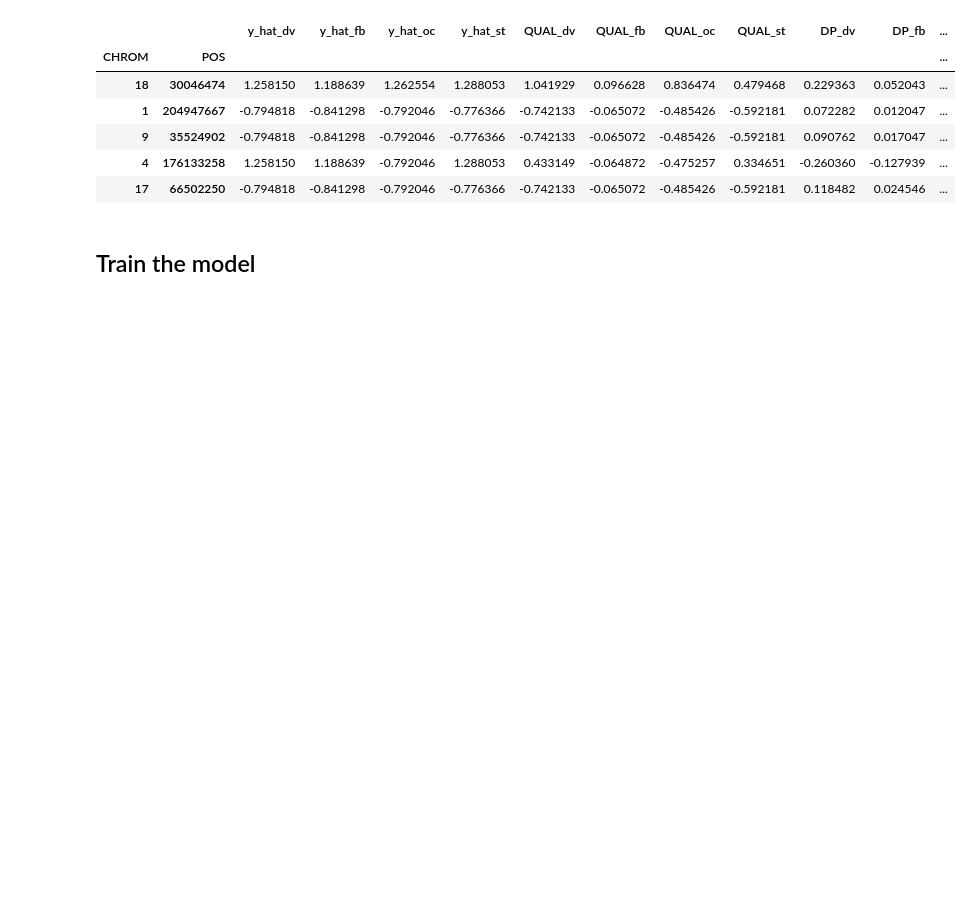
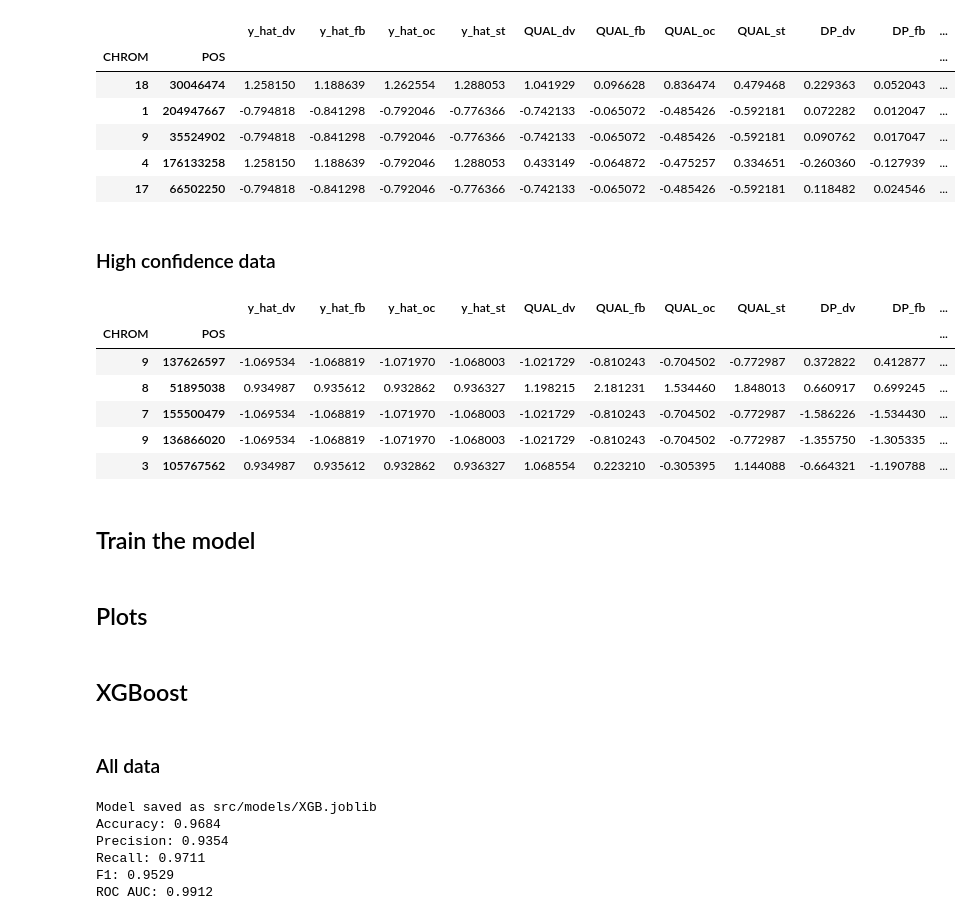
Before and after one commit to lizard-bio/liz.9.11.19_GMVLE, a Jupyter notebook: notebooks/data_exploration/vcf_files.ipynb, the cells around one changed output. Drawn from its saved outputs; the diff is of its cells as text; code cells hidden in the pictures; blank space fills up the shorter version.

```diff
--- a/notebooks/data_exploration/vcf_files.ipynb
+++ b/notebooks/data_exploration/vcf_files.ipynb
@@ -490,3 +633,8 @@ X = df_call.drop("y", axis=1)
+# %%
+df_call_confident = label_caller_data(df_merged_BM_confident, conf, callers=callers, how="per_caller", features=["QUAL", "DP"])
+
+y_confident = df_call_confident["y"]
+X_confident = df_call_confident.drop("y", axis=1)
 # %% [markdown]
 ## Split the data into training and testing sets
 # %%
@@ -525,0 +678,2 @@ Name: count, dtype: int64
+# %%
+X_train_confident, X_test_confident, y_train_confident, y_test_confident = select_data(X_confident, y_confident)
@@ -571,5 +738,21 @@ X_train_scaled.head()
 | 9 | 35524902 | -0.794818 | -0.841298 | -0.792046 | -0.776366 | -0.742133 | -0.065072 | -0.485426 | -0.592181 | 0.090762 | 0.017047 | ... |
 | 4 | 176133258 | 1.258150 | 1.188639 | -0.792046 | 1.288053 | 0.433149 | -0.064872 | -0.475257 | 0.334651 | -0.260360 | -0.127939 | ... |
 | 17 | 66502250 | -0.794818 | -0.841298 | -0.792046 | -0.776366 | -0.742133 | -0.065072 | -0.485426 | -0.592181 | 0.118482 | 0.024546 | ... |
+# %% [markdown]
+### High confidence data
+# %%
+X_train_confident_scaled, X_test_confident_scaled = preprocess_data(X_train_confident, X_test_confident)
+X_train_confident_scaled = pd.DataFrame(X_train_confident_scaled, columns=X_train_confident.columns, index=X_train_confident.index)
+X_test_confident_scaled = pd.DataFrame(X_test_confident_scaled, columns=X_test_confident.columns, index=X_test_confident.index)
+
+X_train_confident_scaled.head()
+# %% [output]
+|  |  | y_hat_dv | y_hat_fb | y_hat_oc | y_hat_st | QUAL_dv | QUAL_fb | QUAL_oc | QUAL_st | DP_dv | DP_fb | ... |
+| CHROM | POS |  |  |  |  |  |  |  |  |  |  | ... |
+| 9 | 137626597 | -1.069534 | -1.068819 | -1.071970 | -1.068003 | -1.021729 | -0.810243 | -0.704502 | -0.772987 | 0.372822 | 0.412877 | ... |
+| 8 | 51895038 | 0.934987 | 0.935612 | 0.932862 | 0.936327 | 1.198215 | 2.181231 | 1.534460 | 1.848013 | 0.660917 | 0.699245 | ... |
+| 7 | 155500479 | -1.069534 | -1.068819 | -1.071970 | -1.068003 | -1.021729 | -0.810243 | -0.704502 | -0.772987 | -1.586226 | -1.534430 | ... |
+| 9 | 136866020 | -1.069534 | -1.068819 | -1.071970 | -1.068003 | -1.021729 | -0.810243 | -0.704502 | -0.772987 | -1.355750 | -1.305335 | ... |
+| 3 | 105767562 | 0.934987 | 0.935612 | 0.932862 | 0.936327 | 1.068554 | 0.223210 | -0.305395 | 1.144088 | -0.664321 | -1.190788 | ... |
 # %% [markdown]
 ## Train the model
@@ -575,0 +807,2 @@ X_train_scaled.head()
+# %% [markdown]
+## Plots
@@ -575,0 +855,24 @@ X_train_scaled.head()
+# %% [markdown]
+## XGBoost
+# %% [markdown]
+### All data
+# %%
+clf_name = "XGB" # "RF"
+clf = train_model(X_train_scaled, y_train, clf_name)
+
+y_pred, y_pred_proba = evaluate_model(clf, X_test_scaled)
+
+accuracy, precision, recall, f1, roc_auc = calculate_metrics(y_test, y_pred, y_pred_proba)
+
+print(f"Accuracy: {accuracy:.4f}")
+print(f"Precision: {precision:.4f}")
+print(f"Recall: {recall:.4f}")
+print(f"F1: {f1:.4f}")
+print(f"ROC AUC: {roc_auc:.4f}")
+# %% [output]
+Model saved as src/models/XGB.joblib
+Accuracy: 0.9684
+Precision: 0.9354
+Recall: 0.9711
+F1: 0.9529
+ROC AUC: 0.9912
```
Also changed, not shown: parts of 42 cells of this notebook, 1 other file.
